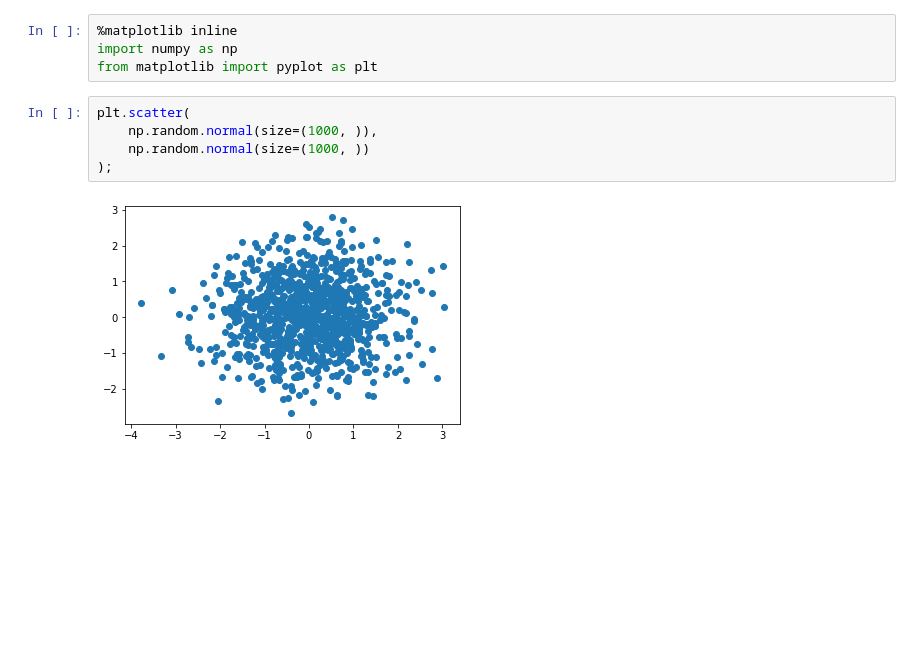
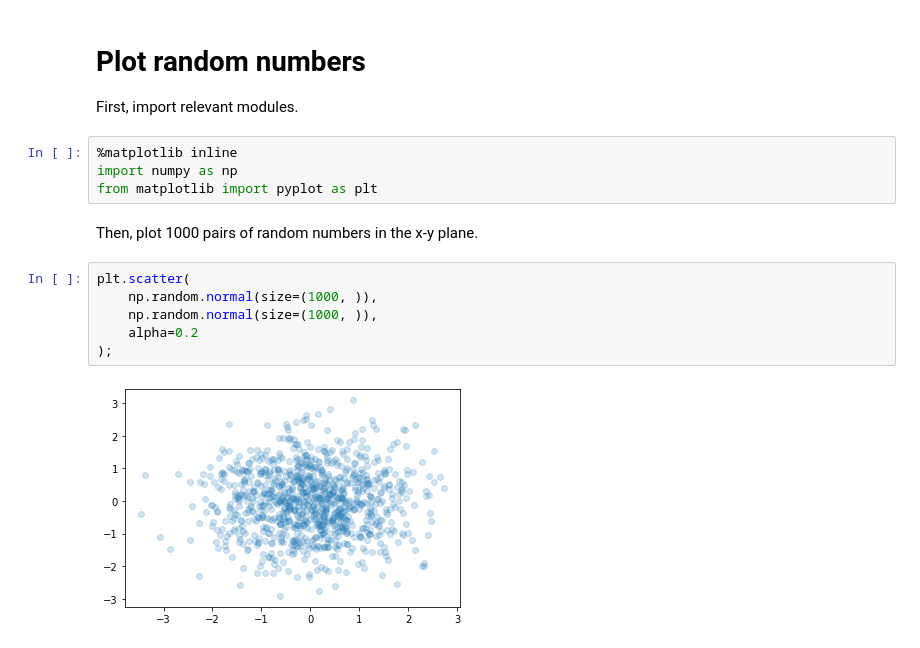
Before and after one commit to willirath/example_project_20191126, a Jupyter notebook: a_notebook.ipynb, the cells around one changed output. Cells and saved outputs as stored; diff of their text form; blank space fills up the shorter version.

```diff
--- a/a_notebook.ipynb
+++ b/a_notebook.ipynb
@@ -1,11 +1,18 @@
+# %% [markdown]
+# Plot random numbers
+
+First, import relevant modules.
 # %%
 %matplotlib inline
 import numpy as np
 from matplotlib import pyplot as plt
+# %% [markdown]
+Then, plot 1000 pairs of random numbers in the x-y plane.
 # %%
 plt.scatter(
     np.random.normal(size=(1000, )),
-    np.random.normal(size=(1000, ))
+    np.random.normal(size=(1000, )),
+    alpha=0.2
 );
 # %% [output]
-[figure, old version]
+[figure, new version]
```
Also changed, not shown: 1 other file.
